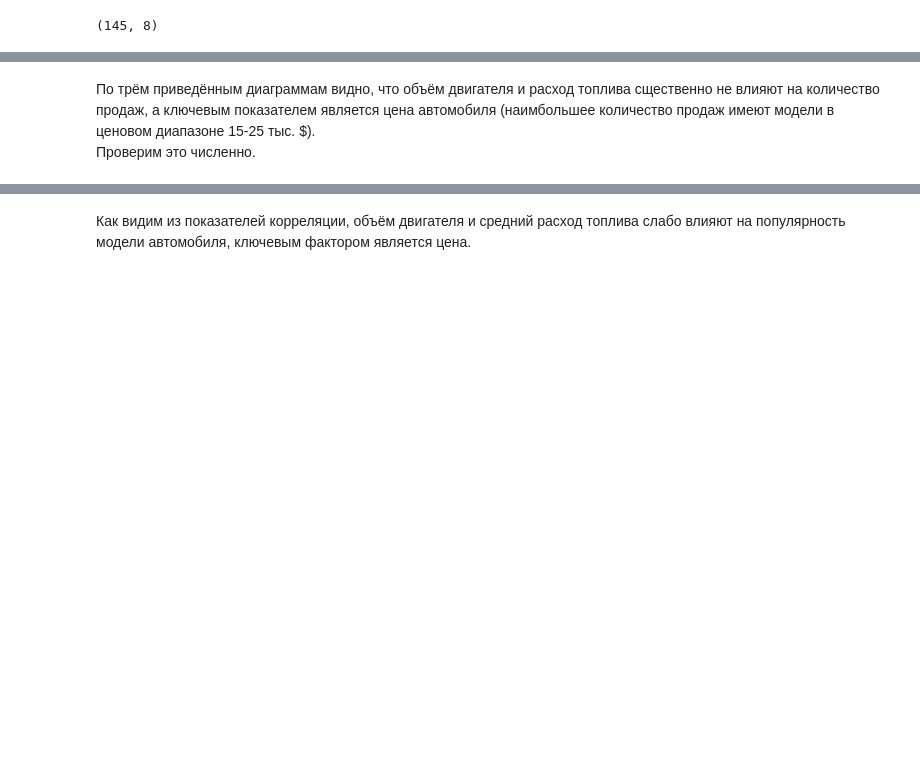
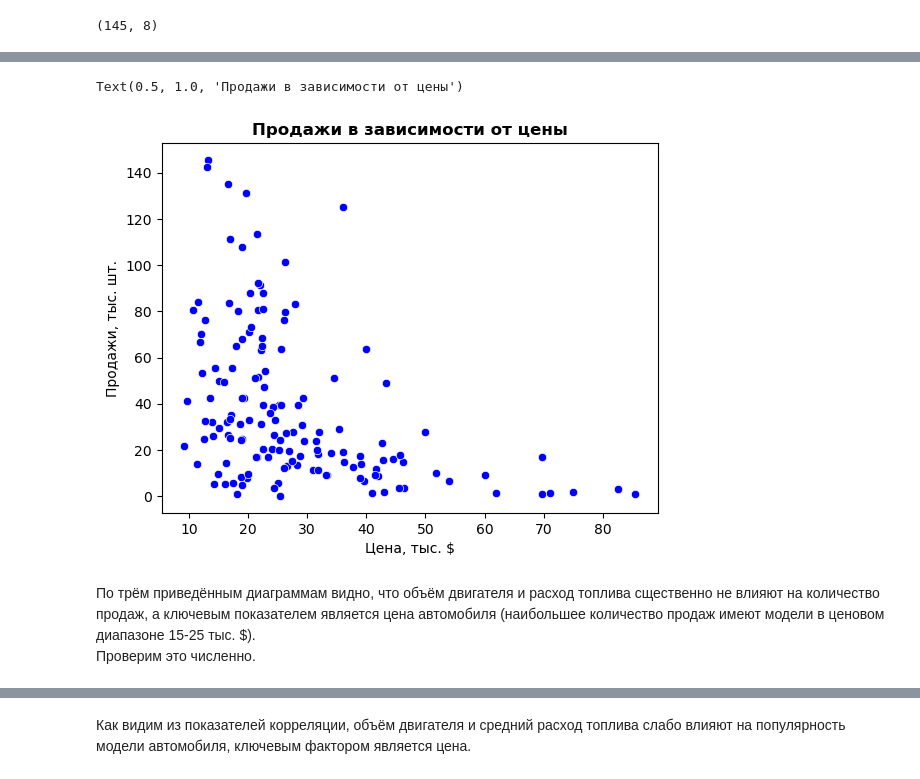
Before and after one commit to Sidcrosby2-0/Car_sales, a Jupyter notebook: carSales.ipynb, the cells around one changed output, grey strips where cells are left out. Saved outputs shown, nothing was run; the diff lists cells and outputs as text; code cells hidden in the pictures; blank space fills up the shorter version.

```diff
--- a/carSales.ipynb
+++ b/carSales.ipynb
@@ -252,10 +255,13 @@ plt.title('Продажи в зависимости от расхода топл
 # %%
-sns.scatterplot(x='Price_in_thousands', y='Sales_in_thousands', data=df_clean, color='blue')
+sns.scatterplot(x='Price_in_thousands', y='Sales_in_thousands', data=df, color='blue')
 plt.xlabel('Цена, тыс. $')
 plt.ylabel('Продажи, тыс. шт.')
 plt.title('Продажи в зависимости от цены', size=12, weight=600)
+# %% [output]
+Text(0.5, 1.0, 'Продажи в зависимости от цены')
+[figure, added]
 # %% [markdown]
-По трём приведённым диаграммам видно, что объём двигателя и расход топлива сщественно не влияют на количество продаж, а ключевым показателем является цена автомобиля (наимбольшее количество продаж имеют модели в ценовом диапазоне 15-25 тыс. $).<br>
+По трём приведённым диаграммам видно, что объём двигателя и расход топлива сщественно не влияют на количество продаж, а ключевым показателем является цена автомобиля (наибольшее количество продаж имеют модели в ценовом диапазоне 15-25 тыс. $).<br>
 Проверим это численно.
 # %%
 # Корреляция кол-во продаж / объём ДВС
```
Also changed, not shown: parts of 5 cells of this notebook.
